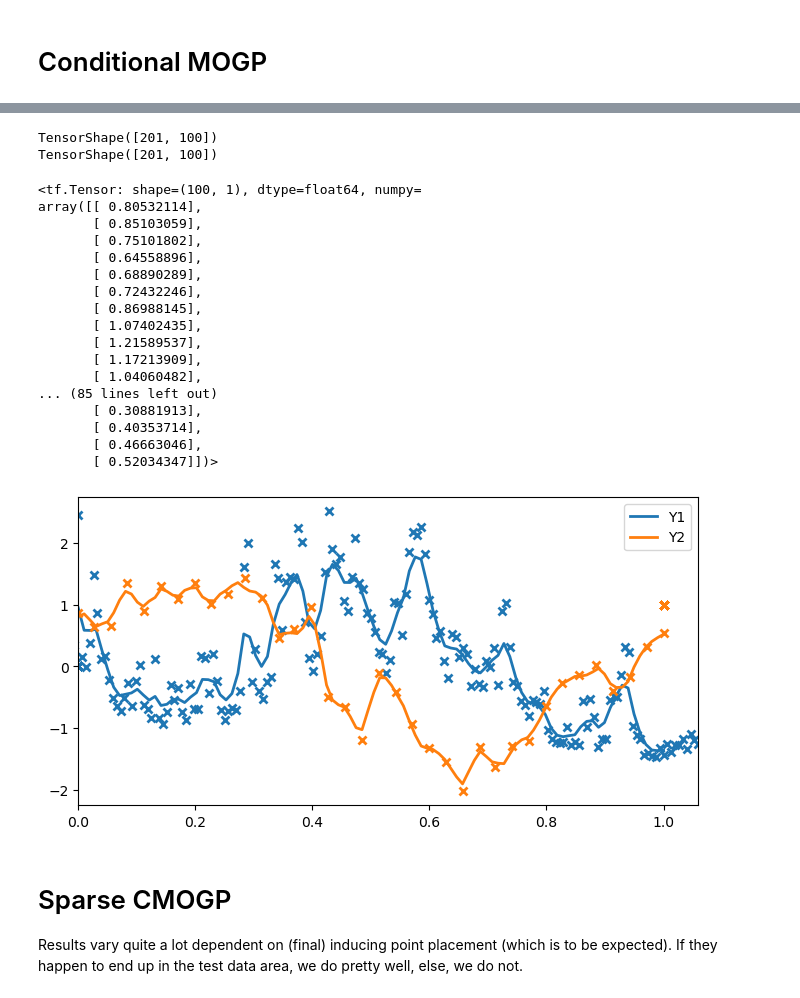
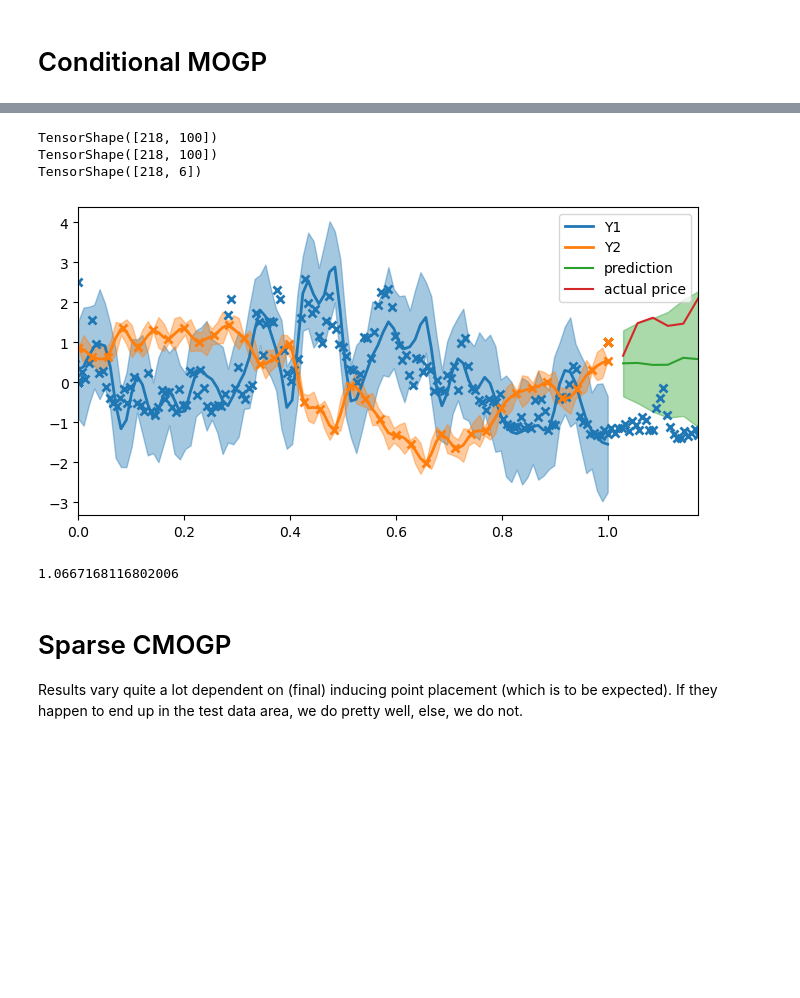
Before and after one commit to JVerbeek/at-gpflow, a Jupyter notebook: experiments/volatility/volatility.ipynb, the cells around one changed output, grey strips where cells are left out. Saved outputs shown, nothing was run; the diff lists cells and outputs as text; code cells hidden in the pictures; blank space fills up the shorter version.

```diff
--- a/experiments/volatility/volatility.ipynb
+++ b/experiments/volatility/volatility.ipynb
@@ -196,26 +197,25 @@ gpf.utilities.print_summary(m)
 # %%
 plot(m)
+mu, var = m.predict_f(Xtest)
+plt.plot(Xtest[:,0], mu, label="prediction", color="C2")
+plt.plot(Xtest[:,0], ytest, label="actual price", color="C3")
+
+plt.fill_between(
+        Xtest[:, 0],
+        (mu - 2 * np.sqrt(var))[:, 0],
+        (mu + 2 * np.sqrt(var))[:, 0],
+        color="C2",
+        alpha=0.4,
+    )
+plt.legend()
+plt.show()
+print(np.mean((mu - ytest)**2))
 # %% [output]
-TensorShape([201, 100])
-TensorShape([201, 100])
+TensorShape([218, 100])
+TensorShape([218, 100])
+TensorShape([218, 6])
+[figure, new version]
-<tf.Tensor: shape=(100, 1), dtype=float64, numpy=
-array([[ 0.80532114],
-       [ 0.85103059],
-       [ 0.75101802],
-       [ 0.64558896],
-       [ 0.68890289],
-       [ 0.72432246],
-       [ 0.86988145],
-       [ 1.07402435],
-       [ 1.21589537],
-       [ 1.17213909],
-       [ 1.04060482],
-... (85 lines left out)
-       [ 0.30881913],
-       [ 0.40353714],
-       [ 0.46663046],
-       [ 0.52034347]])>
+1.0667168116802006
-[figure, old version]
 # %% [markdown]
 # Sparse CMOGP
 
```
Also changed, not shown: parts of 8 cells of this notebook, 8 other files.
